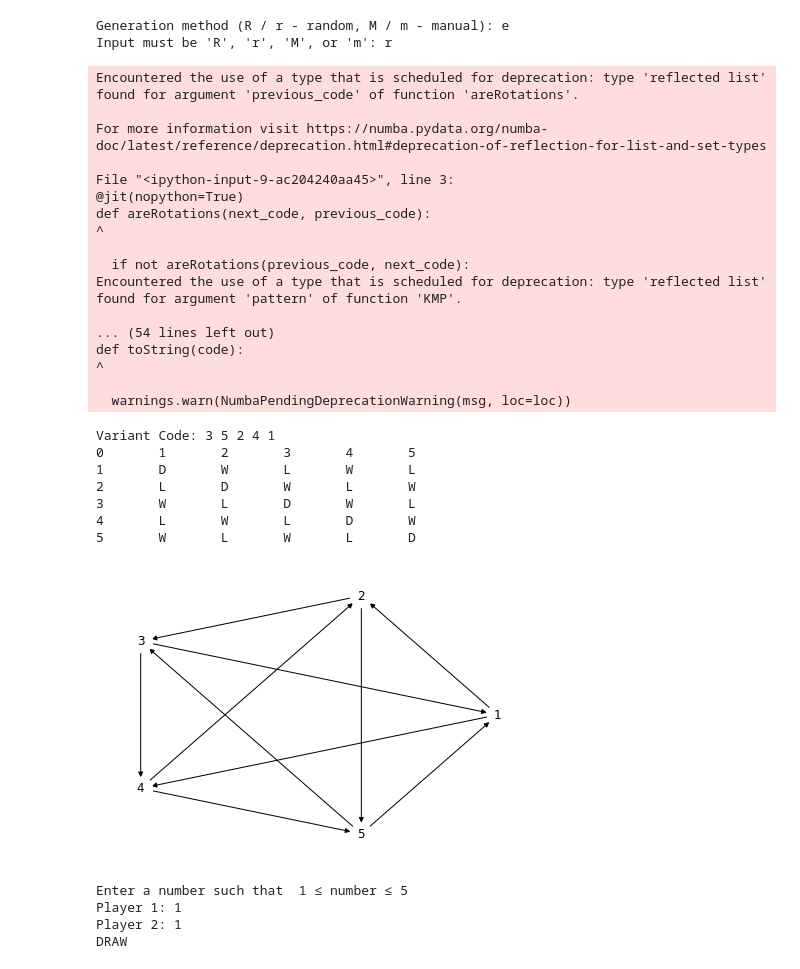
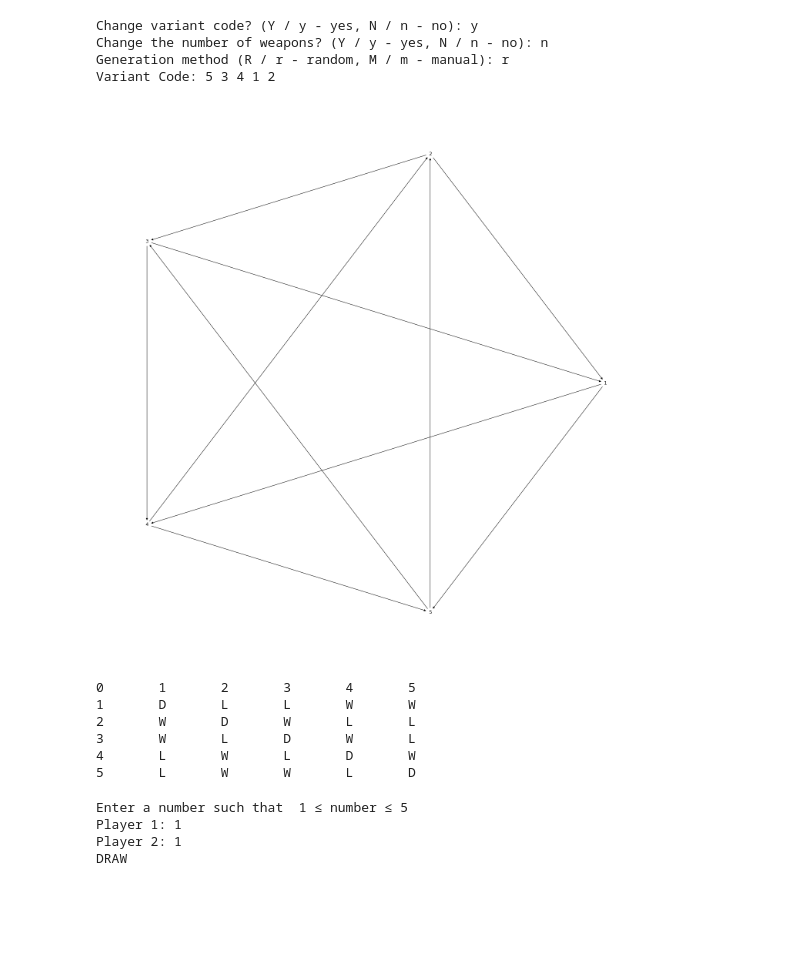
Before and after one commit to Aphrontos/Complicate-Rock-Paper-Scissors, a Jupyter notebook: Ǹolaniirrarat.ipynb, the cells around one changed output. Drawn from its saved outputs; the diff is of its cells as text; code cells hidden in the pictures; blank space fills up the shorter version.

```diff
--- a/Ǹolaniirrarat.ipynb
+++ b/Ǹolaniirrarat.ipynb
@@ -22,23 +38,42 @@ def getPreviousCode(adjacency):
 # %%
-# Get the previous variant code
-def getNextCode(size):
+def generationSelector(size):
     next_code = zeros(size, dtype = int64)
     generation_method = input("Generation method (R / r - random, M / m - manual): ")
-    while generation_method.casefold() != "r" and generation_method.casefold() != "m" :
+    while generation_method.casefold() != 'r' and generation_method.casefold() != 'm' :
         generation_method = input("Input must be 'R', 'r', 'M', or 'm': ")
-    if generation_method.casefold() == "r" :
-        next_code = random.sample(range(1, size+1), size)
-    elif generation_method.casefold() == "m" :
-        print("Enter numbers such that 0 < number < size + 1")
+    if generation_method.casefold() == 'r' :
+        next_code = sample(range(1, size+1), size)
+    elif generation_method.casefold() == 'm' :
+        print(f"Enter a number such that  1 ≤ number ≤ {size}")
         print("For every number, press enter")
         print("Entrees must only occur once: ")
         for i in range(size):
             holder = int(input())
-            # if input is outside 1 < holder < size or already in next_code
+            # if input is outside 1 ≤ number ≤ size or already in next_code
             while size < holder or holder < 1 or holder in next_code :
                 holder = int(input("Please try again: "))
             next_code[i] = holder
     return next_code
+# %%
+# Get the previous variant code
+def getNextCode(previous_code):
+    change_variant = input("Change variant code? (Y / y - yes, N / n - no): ")
+    while change_variant.casefold() != "y" and change_variant.casefold() != "n" :
+        change_variant = input("Input must be 'Y', 'y', 'N', or 'n': ")
+    if change_variant.casefold() == 'n':
+        return previous_code
+    elif change_variant.casefold() == 'y':
+        #------------------------ Size ----------------------- #
+        size = 0
+        change_size = input("Change the number of weapons? (Y / y - yes, N / n - no): ")
+        while change_size.casefold() != 'y' and change_size.casefold() != 'n' :
+            change_size = input("Input must be 'Y', 'y', 'N', or 'n': ")
+        if change_size.casefold() == 'n':
+            size = len(previous_code)
+        elif change_size.casefold() == 'y':
+            size = sizeSelector()
+        #------------------------ Contents ----------------------- #
+        return generationSelector(size)
 # %%
 # Get intial adjacency matrix of the strength-weakness (SW) graph
 # Contents determine the direction of the edges in the SW graph
@@ -337,37 +386,21 @@ Given the following win-lose chart:
 # %%
-next_code = getNextCode(size)
+next_code = copy(getNextCode(previous_code))
 rearrange(next_code, previous_code, adjacency)
 print("Variant Code: " + toString(next_code))
 showGraph(adjacency, previous_code)
 FnPAdjacency(size, adjacency)
 # %% [output]
-Generation method (R / r - random, M / m - manual): e
-Input must be 'R', 'r', 'M', or 'm': r
+Change variant code? (Y / y - yes, N / n - no): y
+Change the number of weapons? (Y / y - yes, N / n - no): n
+Generation method (R / r - random, M / m - manual): r
+Variant Code: 5 3 4 1 2
+[figure, new version]
-Encountered the use of a type that is scheduled for deprecation: type 'reflected list' found for argument 'previous_code' of function 'areRotations'.
-
-For more information visit https://numba.pydata.org/numba-doc/latest/reference/deprecation.html#deprecation-of-reflection-for-list-and-set-types
-
-File "<ipython-input-9-ac204240aa45>", line 3:
-@jit(nopython=True)
-def areRotations(next_code, previous_code):
-^
-
-  if not areRotations(previous_code, next_code):
-Encountered the use of a type that is scheduled for deprecation: type 'reflected list' found for argument 'pattern' of function 'KMP'.
-
-... (54 lines left out)
-def toString(code):
-^
-
-  warnings.warn(NumbaPendingDeprecationWarning(msg, loc=loc))
+0       1       2       3       4       5
+1       D       L       L       W       W
+2       W       D       W       L       L
+3       W       L       D       W       L
+4       L       W       L       D       W
+5       L       W       W       L       D
-Variant Code: 3 5 2 4 1
-0       1       2       3       4       5
-1       D       W       L       W       L
-2       L       D       W       L       W
-3       W       L       D       W       L
-4       L       W       L       D       W
-5       W       L       W       L       D
-[figure, old version]
 # %%
 previous_code = next_code
 print(f"Enter a number such that  1 ≤ number ≤ {size}")
```
Also changed, not shown: parts of 6 cells of this notebook.
